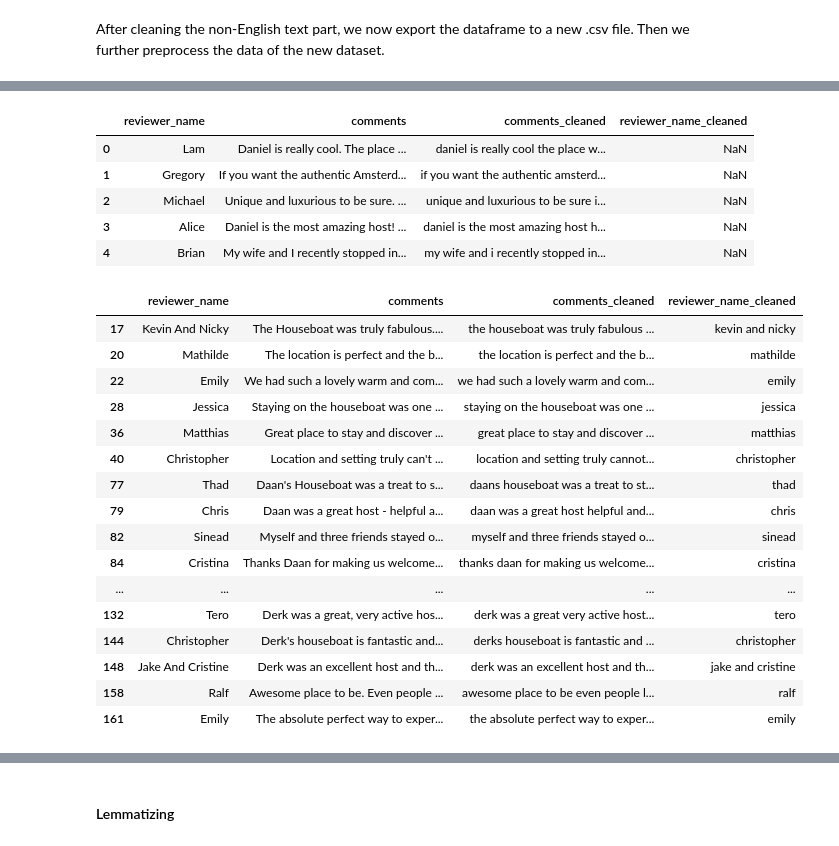
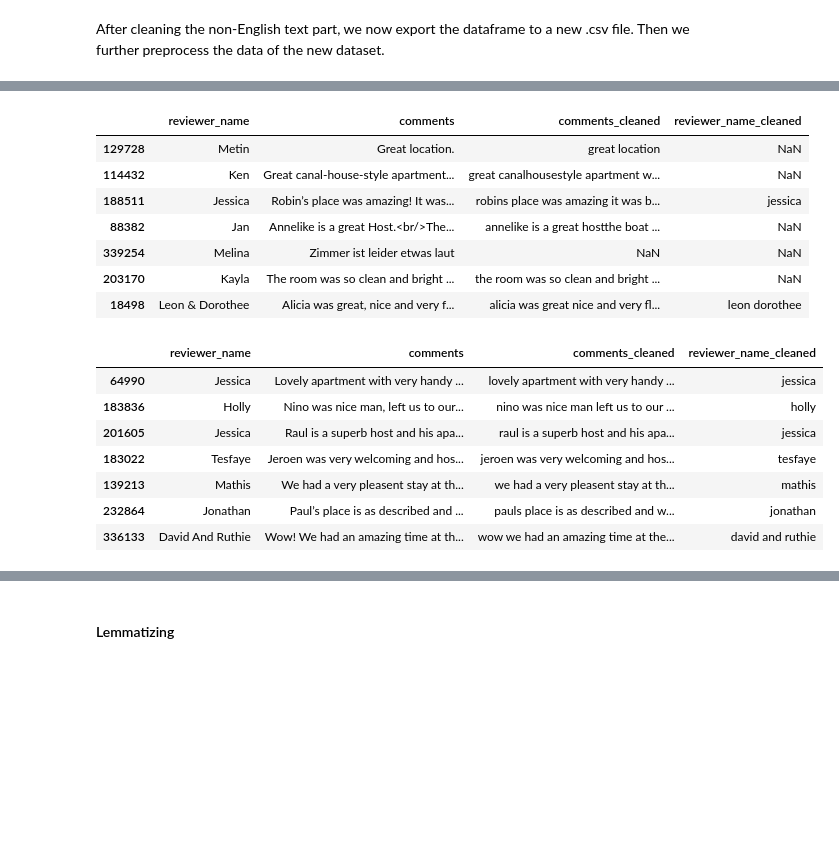
Before and after one commit to danielyaptech/DS-Capstone-Project, a Jupyter notebook: Part 5/NLP_sentiment_analysis.ipynb, the cells around one changed output, grey strips where cells are left out. Cells and saved outputs as stored; diff of their text form; code cells hidden in the pictures; blank space fills up the shorter version.

```diff
--- a/Part 5/NLP_sentiment_analysis.ipynb
+++ b/Part 5/NLP_sentiment_analysis.ipynb
@@ -443,36 +444,29 @@ clean_df.sort_values(by='comments_cleaned', ascending=False)
 342888 rows × 4 columns
 # %%
 # Check if the index has been reset
-clean_df.head()
+clean_df.sample(7)
 # %% [output]
 |  | reviewer_name | comments | comments_cleaned | reviewer_name_cleaned |
-| 0 | Lam | Daniel is really cool. The place ... | daniel is really cool the place w... | NaN |
-| 1 | Gregory | If you want the authentic Amsterd... | if you want the authentic amsterd... | NaN |
-| 2 | Michael | Unique and luxurious to be sure. ... | unique and luxurious to be sure i... | NaN |
-| 3 | Alice | Daniel is the most amazing host! ... | daniel is the most amazing host h... | NaN |
-| 4 | Brian | My wife and I recently stopped in... | my wife and i recently stopped in... | NaN |
+| 129728 | Metin | Great location. | great location | NaN |
+| 114432 | Ken | Great canal-house-style apartment... | great canalhousestyle apartment w... | NaN |
+| 188511 | Jessica | Robin’s place was amazing! It was... | robins place was amazing it was b... | jessica |
+| 88382 | Jan | Annelike is a great Host.<br/>The... | annelike is a great hostthe boat ... | NaN |
+| 339254 | Melina | Zimmer ist leider etwas laut | NaN | NaN |
+| 203170 | Kayla | The room was so clean and bright ... | the room was so clean and bright ... | NaN |
+| 18498 | Leon & Dorothee | Alicia was great, nice and very f... | alicia was great nice and very fl... | leon dorothee |
 # %%
 # Drop all null values in the new dataset
 clean_df.dropna(inplace=True)
-clean_df.head(20)
+clean_df.sample(7)
 # %% [output]
 |  | reviewer_name | comments | comments_cleaned | reviewer_name_cleaned |
-| 17 | Kevin And Nicky | The Houseboat was truly fabulous.... | the houseboat was truly fabulous ... | kevin and nicky |
-| 20 | Mathilde | The location is perfect and the b... | the location is perfect and the b... | mathilde |
-| 22 | Emily | We had such a lovely warm and com... | we had such a lovely warm and com... | emily |
-| 28 | Jessica | Staying on the houseboat was one ... | staying on the houseboat was one ... | jessica |
-| 36 | Matthias | Great place to stay and discover ... | great place to stay and discover ... | matthias |
-| 40 | Christopher | Location and setting truly can't ... | location and setting truly cannot... | christopher |
-| 77 | Thad | Daan's Houseboat was a treat to s... | daans houseboat was a treat to st... | thad |
-| 79 | Chris | Daan was a great host - helpful a... | daan was a great host helpful and... | chris |
-| 82 | Sinead | Myself and three friends stayed o... | myself and three friends stayed o... | sinead |
-| 84 | Cristina | Thanks Daan for making us welcome... | thanks daan for making us welcome... | cristina |
-| ... | ... | ... | ... | ... |
-| 132 | Tero | Derk was a great, very active hos... | derk was a great very active host... | tero |
-| 144 | Christopher | Derk's houseboat is fantastic and... | derks houseboat is fantastic and ... | christopher |
-| 148 | Jake And Cristine | Derk was an excellent host and th... | derk was an excellent host and th... | jake and cristine |
-| 158 | Ralf | Awesome place to be. Even people ... | awesome place to be even people l... | ralf |
-| 161 | Emily | The absolute perfect way to exper... | the absolute perfect way to exper... | emily |
+| 64990 | Jessica | Lovely apartment with very handy ... | lovely apartment with very handy ... | jessica |
+| 183836 | Holly | Nino was nice man, left us to our... | nino was nice man left us to our ... | holly |
+| 201605 | Jessica | Raul is a superb host and his apa... | raul is a superb host and his apa... | jessica |
+| 183022 | Tesfaye | Jeroen was very welcoming and hos... | jeroen was very welcoming and hos... | tesfaye |
+| 139213 | Mathis | We had a very pleasent stay at th... | we had a very pleasent stay at th... | mathis |
+| 232864 | Jonathan | Paul’s place is as described and ... | pauls place is as described and w... | jonathan |
+| 336133 | David And Ruthie | Wow! We had an amazing time at th... | wow we had an amazing time at the... | david and ruthie |
 # %%
 # Check the dataframe size after removing null values
 clean_df.shape
```
Also changed, not shown: parts of 52 cells of this notebook.
